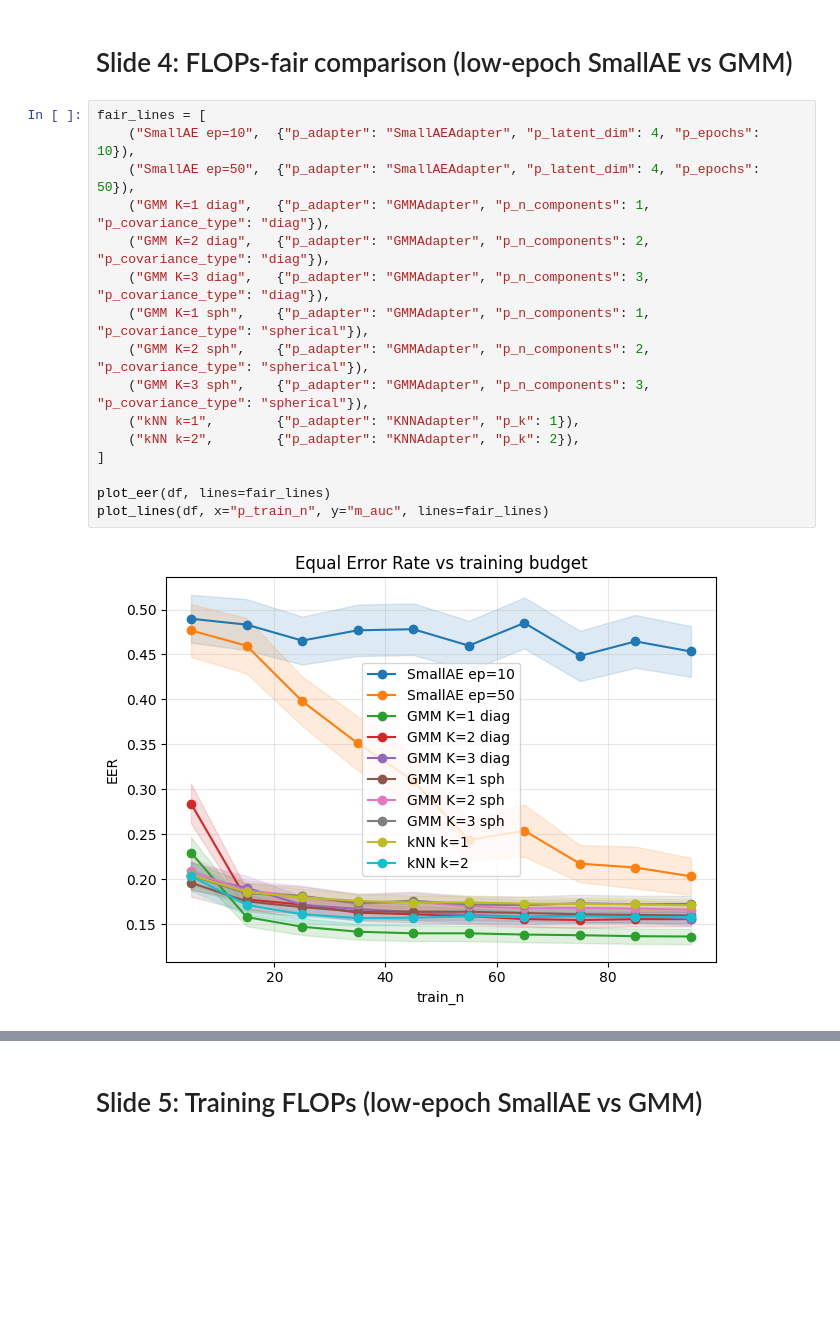
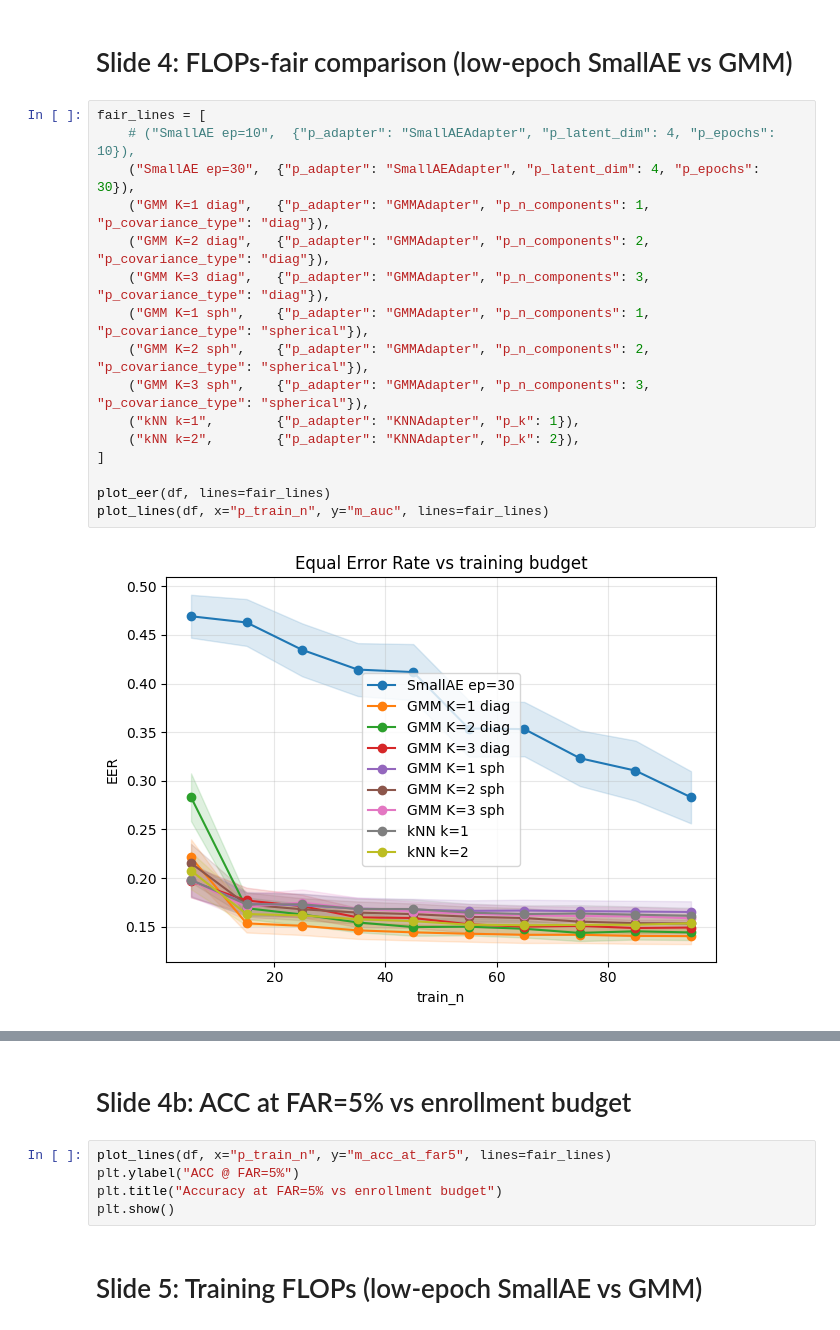
Before and after one commit to albertobasaglia/tinygmm-thesis, a Jupyter notebook: src/compare/plots.ipynb, the cells around one changed output, grey strips where cells are left out. Drawn from its saved outputs; the diff is of its cells as text; blank space fills up the shorter version.

```diff
--- a/src/compare/plots.ipynb
+++ b/src/compare/plots.ipynb
@@ -339,19 +339,19 @@ plt.show()
 # Slide 4: FLOPs-fair comparison (low-epoch SmallAE vs GMM)
 # %%
 fair_lines = [
-    ("SmallAE ep=10",  {"p_adapter": "SmallAEAdapter", "p_latent_dim": 4, "p_epochs": 10}),
-    ("SmallAE ep=50",  {"p_adapter": "SmallAEAdapter", "p_latent_dim": 4, "p_epochs": 50}),
+    # ("SmallAE ep=10",  {"p_adapter": "SmallAEAdapter", "p_latent_dim": 4, "p_epochs": 10}),
+    ("SmallAE ep=30",  {"p_adapter": "SmallAEAdapter", "p_latent_dim": 4, "p_epochs": 30}),
     ("GMM K=1 diag",   {"p_adapter": "GMMAdapter", "p_n_components": 1, "p_covariance_type": "diag"}),
     ("GMM K=2 diag",   {"p_adapter": "GMMAdapter", "p_n_components": 2, "p_covariance_type": "diag"}),
     ("GMM K=3 diag",   {"p_adapter": "GMMAdapter", "p_n_components": 3, "p_covariance_type": "diag"}),
     ("GMM K=1 sph",    {"p_adapter": "GMMAdapter", "p_n_components": 1, "p_covariance_type": "spherical"}),
     ("GMM K=2 sph",    {"p_adapter": "GMMAdapter", "p_n_components": 2, "p_covariance_type": "spherical"}),
     ("GMM K=3 sph",    {"p_adapter": "GMMAdapter", "p_n_components": 3, "p_covariance_type": "spherical"}),
     ("kNN k=1",        {"p_adapter": "KNNAdapter", "p_k": 1}),
     ("kNN k=2",        {"p_adapter": "KNNAdapter", "p_k": 2}),
 ]
 
 plot_eer(df, lines=fair_lines)
 plot_lines(df, x="p_train_n", y="m_auc", lines=fair_lines)
 # %% [output]
-[figure, old version]
+[figure, new version]
@@ -359,3 +359,10 @@ plot_lines(df, x="p_train_n", y="m_auc", lines=fair_lines)
+# %% [markdown]
+# Slide 4b: ACC at FAR=5% vs enrollment budget
+# %%
+plot_lines(df, x="p_train_n", y="m_acc_at_far5", lines=fair_lines)
+plt.ylabel("ACC @ FAR=5%")
+plt.title("Accuracy at FAR=5% vs enrollment budget")
+plt.show()
 # %% [markdown]
 # Slide 5: Training FLOPs (low-epoch SmallAE vs GMM)
 # %%
```
Also changed, not shown: parts of 16 cells of this notebook, 4 other files.
